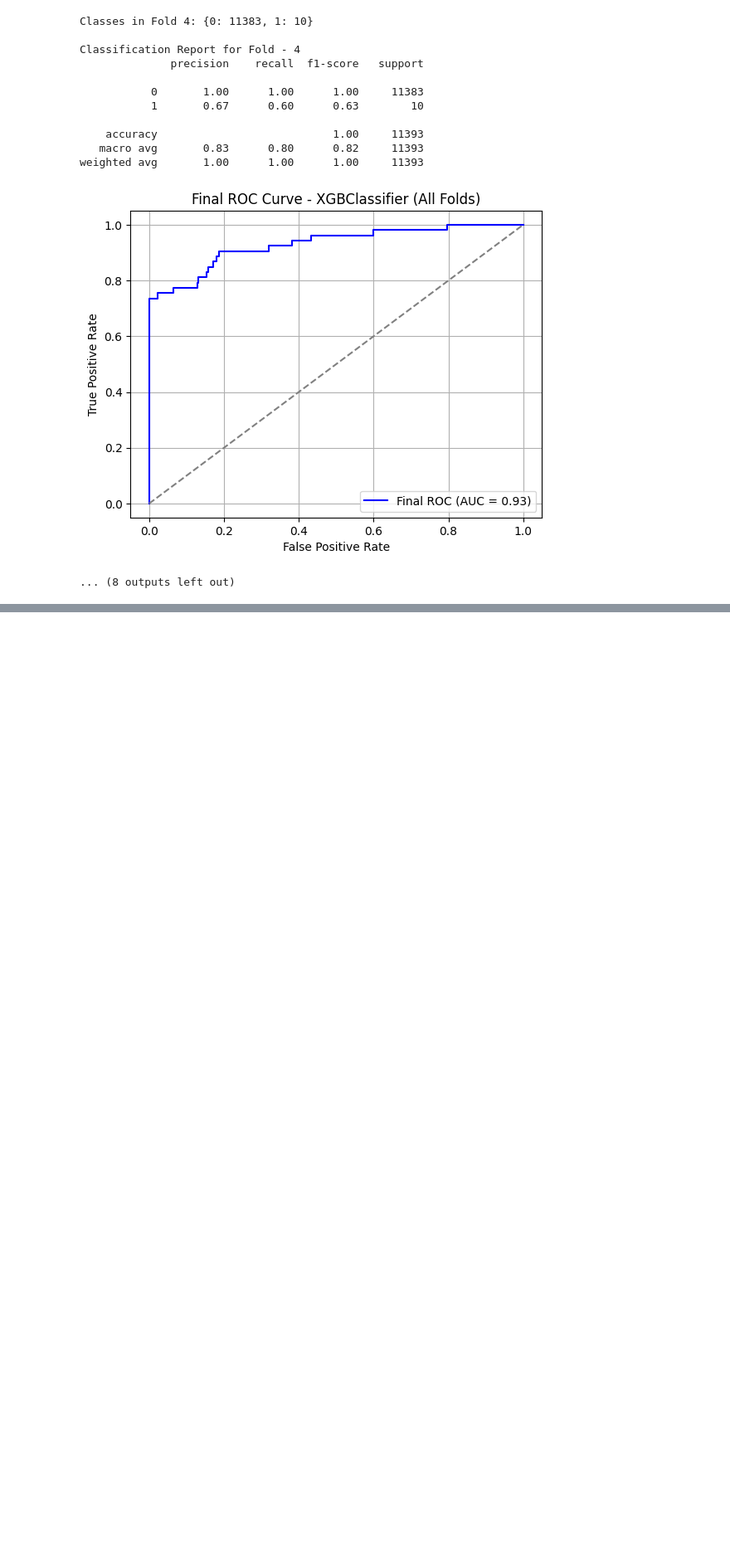
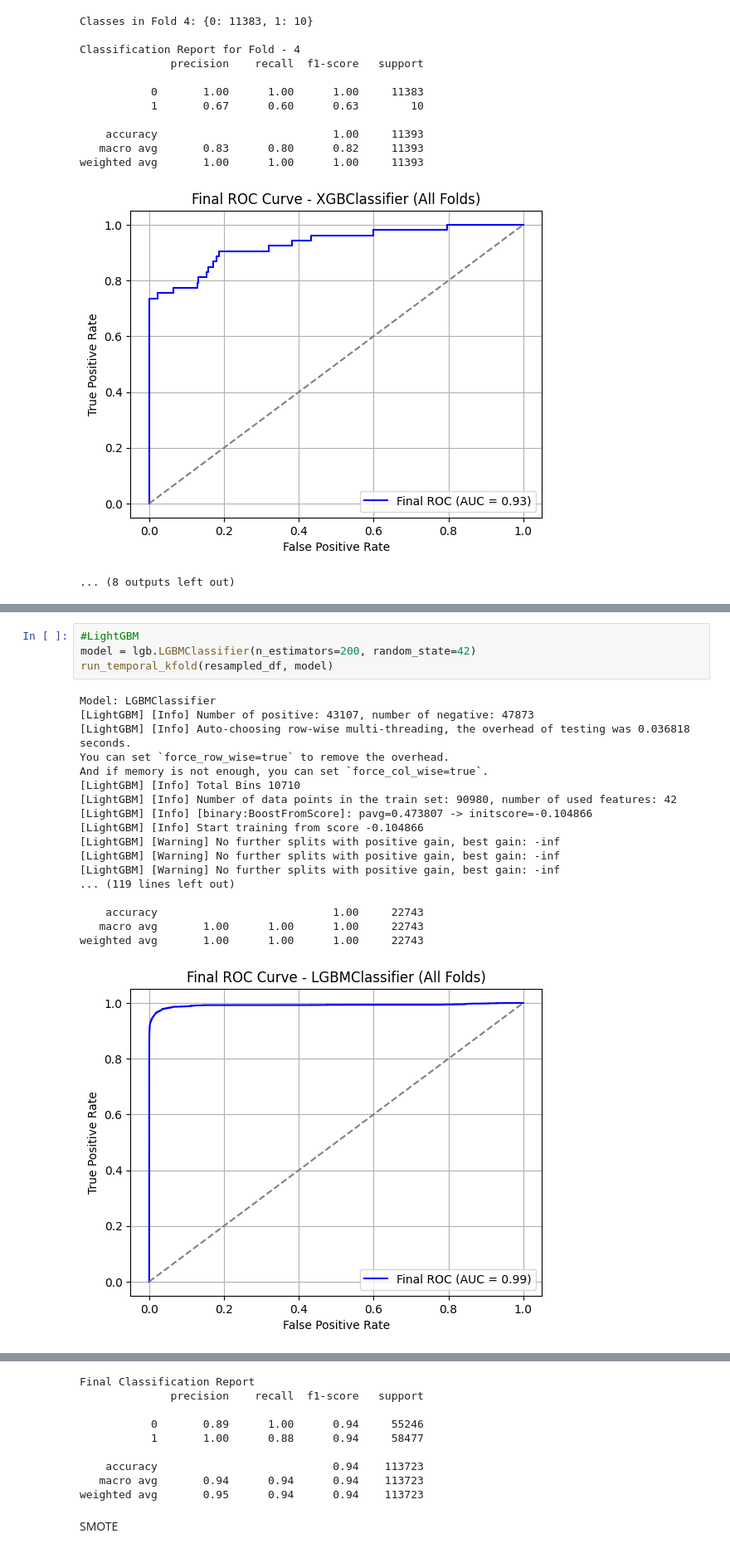
Before and after one commit to COMP3608Project/credit-card-fraud, a Jupyter notebook: 2013_Credit_Card_Fraud_Dataset.ipynb, the cells around one changed output, grey strips where cells are left out. Shown at 83% size. Cells and saved outputs as stored; diff of their text form; blank space fills up the shorter version.

```diff
--- a/2013_Credit_Card_Fraud_Dataset.ipynb
+++ b/2013_Credit_Card_Fraud_Dataset.ipynb
@@ -1143,0 +1229,23 @@ It can generally be seen that that there is an increase in performance across th
+# %%
+#LightGBM
+model = lgb.LGBMClassifier(n_estimators=200, random_state=42)
+run_temporal_kfold(resampled_df, model)
+# %% [output]
+Model: LGBMClassifier
+[LightGBM] [Info] Number of positive: 43107, number of negative: 47873
+[LightGBM] [Info] Auto-choosing row-wise multi-threading, the overhead of testing was 0.036818 seconds.
+You can set `force_row_wise=true` to remove the overhead.
+And if memory is not enough, you can set `force_col_wise=true`.
+[LightGBM] [Info] Total Bins 10710
+[LightGBM] [Info] Number of data points in the train set: 90980, number of used features: 42
+[LightGBM] [Info] [binary:BoostFromScore]: pavg=0.473807 -> initscore=-0.104866
+[LightGBM] [Info] Start training from score -0.104866
+[LightGBM] [Warning] No further splits with positive gain, best gain: -inf
+[LightGBM] [Warning] No further splits with positive gain, best gain: -inf
+[LightGBM] [Warning] No further splits with positive gain, best gain: -inf
+... (119 lines left out)
+
+    accuracy                           1.00     22743
+   macro avg       1.00      1.00      1.00     22743
+weighted avg       1.00      1.00      1.00     22743
+[figure, added]
@@ -1143,0 +1253,11 @@ It can generally be seen that that there is an increase in performance across th
+Final Classification Report
+              precision    recall  f1-score   support
+
+           0       0.89      1.00      0.94     55246
+           1       1.00      0.88      0.94     58477
+
+    accuracy                           0.94    113723
+   macro avg       0.94      0.94      0.94    113723
+weighted avg       0.95      0.94      0.94    113723
+# %% [markdown]
+SMOTE
```
Also changed, not shown: parts of 17 cells of this notebook.
